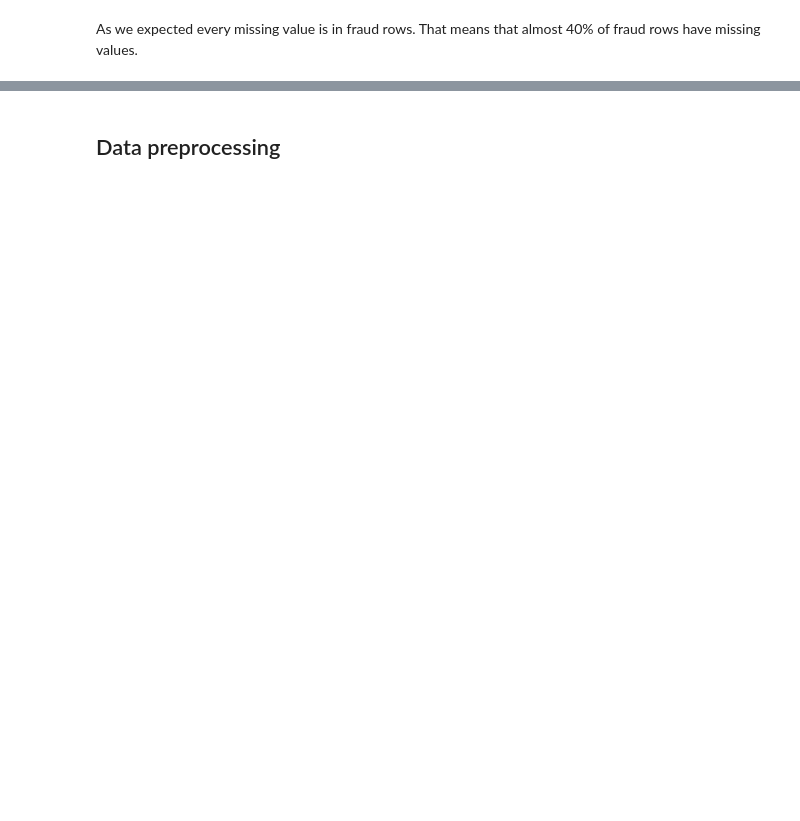
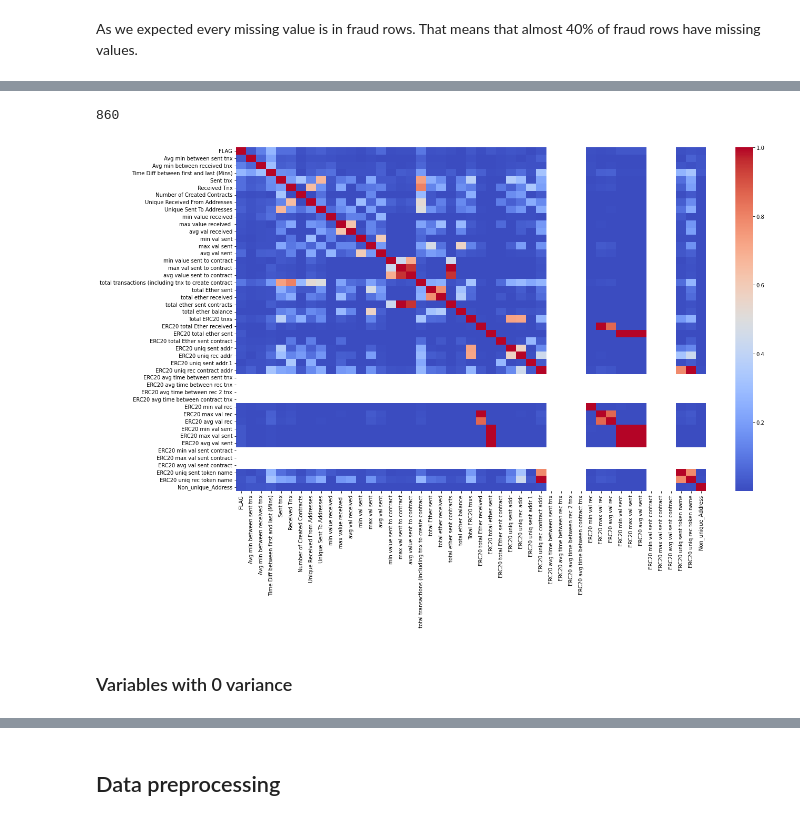
Before and after one commit to kuotuantuan/Fraud-Detection, a Jupyter notebook: Random Forest/ethereum-fraud-detection-eda-model-selection.ipynb, the cells around one changed output, grey strips where cells are left out. Cells and saved outputs as stored; diff of their text form; code cells hidden in the pictures; blank space fills up the shorter version.

```diff
--- a/Random Forest/ethereum-fraud-detection-eda-model-selection.ipynb
+++ b/Random Forest/ethereum-fraud-detection-eda-model-selection.ipynb
@@ -199,0 +238,4 @@ missing_columns = ds.columns[ds.isna().sum() > 0]
+# %%
+df.shape[0]-df.dropna().shape[0]
+# %% [output]
+860
@@ -200,6 +245,10 @@ missing_columns = ds.columns[ds.isna().sum() > 0]
 # %%
 # correlation
-corr = ds.corr()
+corr = df.corr()
 plt.figure(figsize=(20,12))
 sns.heatmap(np.abs(corr), cmap='coolwarm')
 plt.show()
+# %% [output]
+[figure, added]
+# %% [markdown]
+### Variables with 0 variance
```
Also changed, not shown: parts of 12 cells of this notebook.
